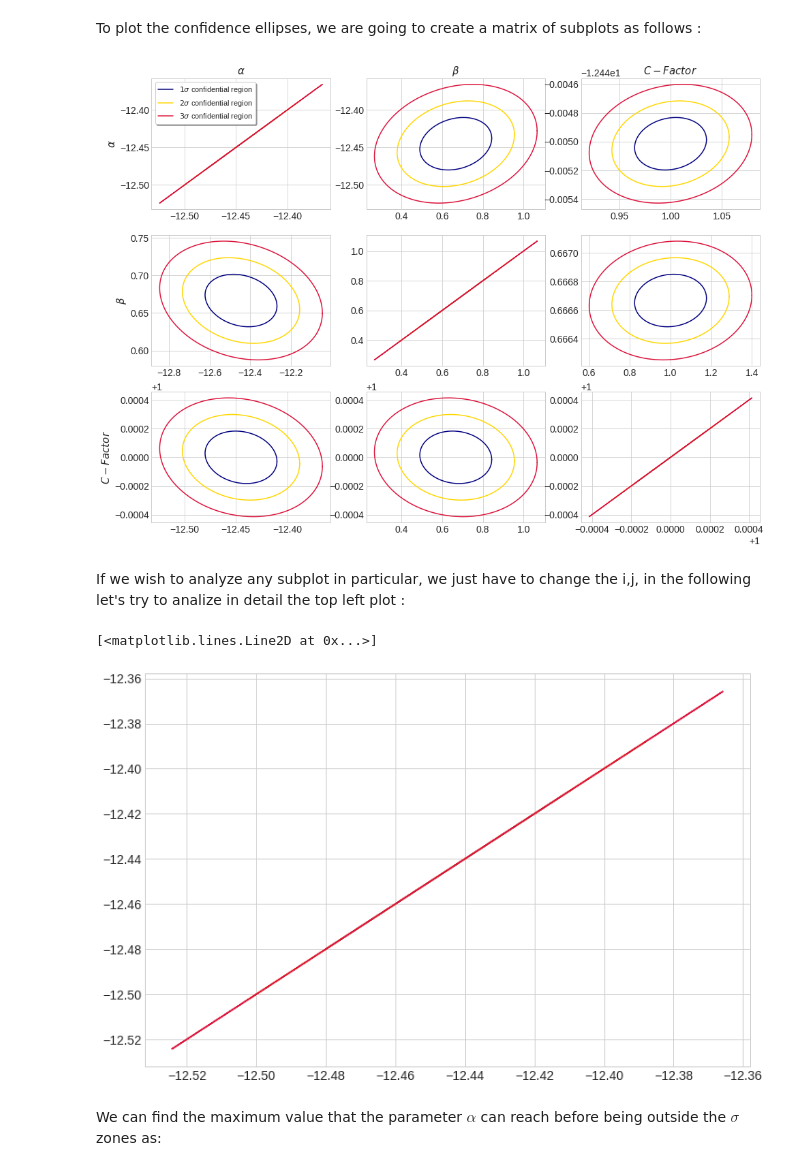
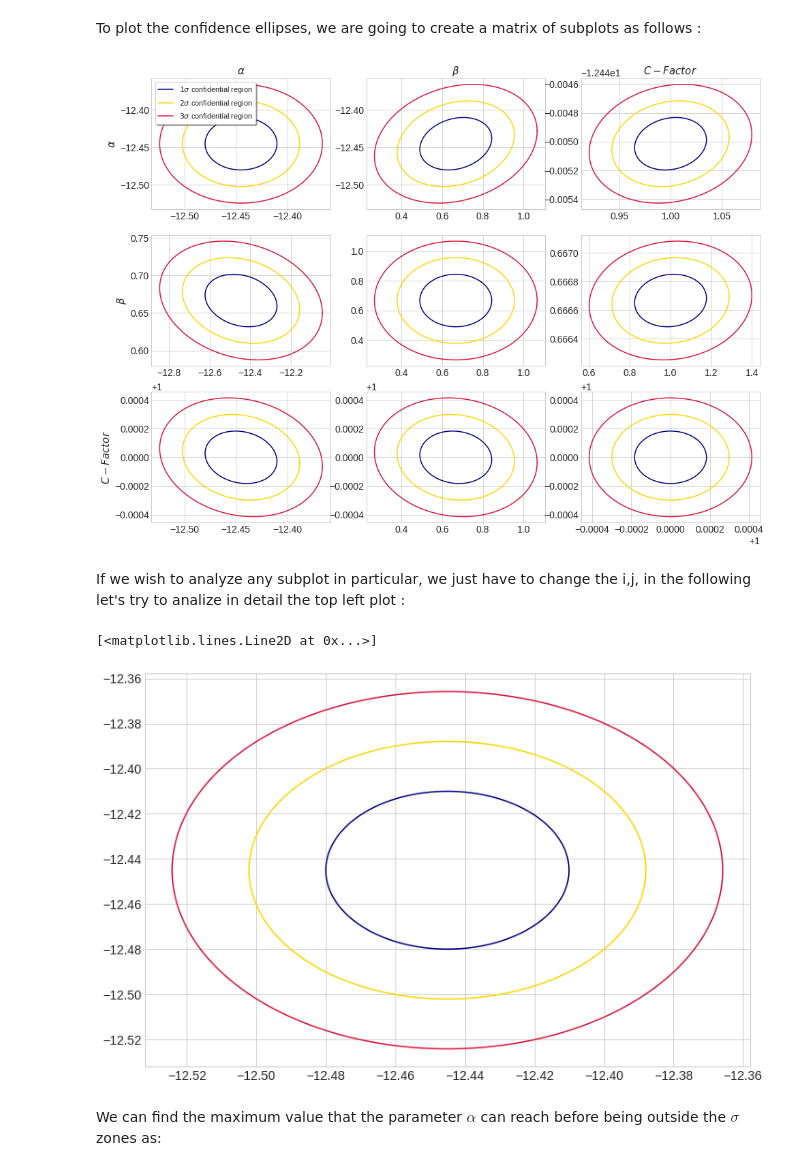
Before and after one commit to KuZa91/PBH_subpopulations_effects_analysis, a Jupyter notebook: FisherMatrixSGWB.ipynb, the cells around one changed output. Drawn from its saved outputs; the diff is of its cells as text; code cells hidden in the pictures.

```diff
--- a/FisherMatrixSGWB.ipynb
+++ b/FisherMatrixSGWB.ipynb
@@ -452,9 +453,15 @@ for i in range(N_modparms):
 
         u = fid_val[j]                                                                #x-position of the center
         v = fid_val[i]                                                                #y-position of the center
-        a = ConElips_a(Covariance[j][j], Covariance[i][i] , Covariance[i][j])         #radius on the x-axis
-        b = ConElips_b(Covariance[j][j], Covariance[i][i] , Covariance[i][j])         #radius on the y-axis
-        t_rot = ConElips_theta(Covariance[j][j], Covariance[i][i] , Covariance[i][j]) #rotation angle
+
+        if (i!=j):
+            a = ConElips_a(Covariance[j][j], Covariance[i][i] , Covariance[i][j])         #radius on the x-axis
+            b = ConElips_b(Covariance[j][j], Covariance[i][i] , Covariance[i][j])         #radius on the y-axis
+            t_rot = ConElips_theta(Covariance[j][j], Covariance[i][i] , Covariance[i][j]) #rotation angle
+        else:
+            a = ConElips_a(Covariance[j][j], Covariance[i][i] , 0.)         #radius on the x-axis
+            b = ConElips_b(Covariance[j][j], Covariance[i][i] , 0.)         #radius on the y-axis
+            t_rot = ConElips_theta(Covariance[j][j], Covariance[i][i] , 0.) #rotation angle
 
         # The ellipses at the various confidence levels can instead be estimated as follows
 
@@ -490,7 +497,7 @@ for i in range(N_modparms):
 
 fig.savefig('ConfidenceEllipses.png', dpi = 300)
 # %% [output]
-[figure, old version]
+[figure, new version]
 # %% [markdown]
 If we wish to analyze any subplot in particular, we just have to change the i,j, in the following let's try to analize in detail the top left plot :
 # %%
@@ -498,42 +505,48 @@ If we wish to analyze any subplot in particular, we just have to change the i,j,
         j = 0
         u = fid_val[j]                                                                #x-position of the center
         v = fid_val[i]                                                                #y-position of the center
-        a = ConElips_a(Covariance[j][j], Covariance[i][i] , Covariance[i][j])         #radius on the x-axis
-        b = ConElips_b(Covariance[j][j], Covariance[i][i] , Covariance[i][j])         #radius on the y-axis
-        t_rot = ConElips_theta(Covariance[j][j], Covariance[i][i] , Covariance[i][j]) #rotation angle
+
+        if (i!=j):
+            a = ConElips_a(Covariance[j][j], Covariance[i][i] , Covariance[i][j])         #radius on the x-axis
+            b = ConElips_b(Covariance[j][j], Covariance[i][i] , Covariance[i][j])         #radius on the y-axis
+            t_rot = ConElips_theta(Covariance[j][j], Covariance[i][i] , Covariance[i][j]) #rotation angle
+        else:
+            a = ConElips_a(Covariance[j][j], Covariance[i][i] , 0.)         #radius on the x-axis
+            b = ConElips_b(Covariance[j][j], Covariance[i][i] , 0.)         #radius on the y-axis
+            t_rot = ConElips_theta(Covariance[j][j], Covariance[i][i] , 0.) #rotation angle
 
         # The ellipses at the various confidence levels can instead be estimated as follows
 
         Ell_1sig = np.array([a*CL_alpha[1]*np.cos(t) , b*CL_alpha[1]*np.sin(t)])
         Ell_2sig = np.array([a*CL_alpha[2]*np.cos(t) , b*CL_alpha[2]*np.sin(t)])
         Ell_3sig = np.array([a*CL_alpha[3]*np.cos(t) , b*CL_alpha[3]*np.sin(t)])
 
         # The rotation matrix can be defined as follows
 
         R_rot = np.array([[np.cos(t_rot) , -np.sin(t_rot)],[np.sin(t_rot) , np.cos(t_rot)]])
 
         # We can now initialize new arrays in order to calculate the rotated ellipses
 
         RotEll_1sig = np.zeros((2,Ell_1sig.shape[1]))
         RotEll_2sig = np.zeros((2,Ell_2sig.shape[1]))
         RotEll_3sig = np.zeros((2,Ell_3sig.shape[1]))
 
         # The rotated ellipses are now obtained by a simple dot product
 
         for k in range(Ell_1sig.shape[1]):
             RotEll_1sig[:,k] = np.dot(R_rot,Ell_1sig[:,k])
             RotEll_2sig[:,k] = np.dot(R_rot,Ell_2sig[:,k])
             RotEll_3sig[:,k] = np.dot(R_rot,Ell_3sig[:,k])
 
         # Finally we can plot our confidence ellipses
 
         plt.figure(figsize=(12,8))
         plt.plot( u + RotEll_1sig[0,:] , v + RotEll_1sig[1,:], color = 'navy', label = r'$1-\sigma$'+' confidential region' )
         plt.plot( u + RotEll_2sig[0,:] , v + RotEll_2sig[1,:], color = 'gold', label = r'$2-\sigma$'+' confidential region' )
         plt.plot( u + RotEll_3sig[0,:] , v + RotEll_3sig[1,:], color = 'crimson', label = r'$3-\sigma$'+' confidential region' )
 # %% [output]
 [<matplotlib.lines.Line2D at 0x...>]
-[figure, old version]
+[figure, new version]
 # %% [markdown]
 We can find the maximum value that the parameter $\alpha$ can reach before being outside the $\sigma$ zones as:
 # %%
```
Also changed, not shown: parts of 3 cells of this notebook, 2 other files.
